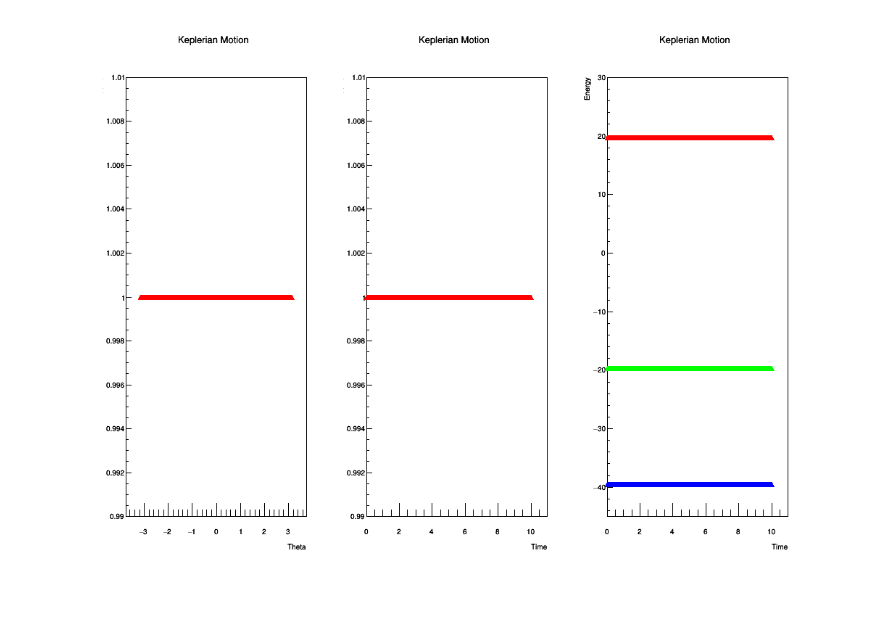
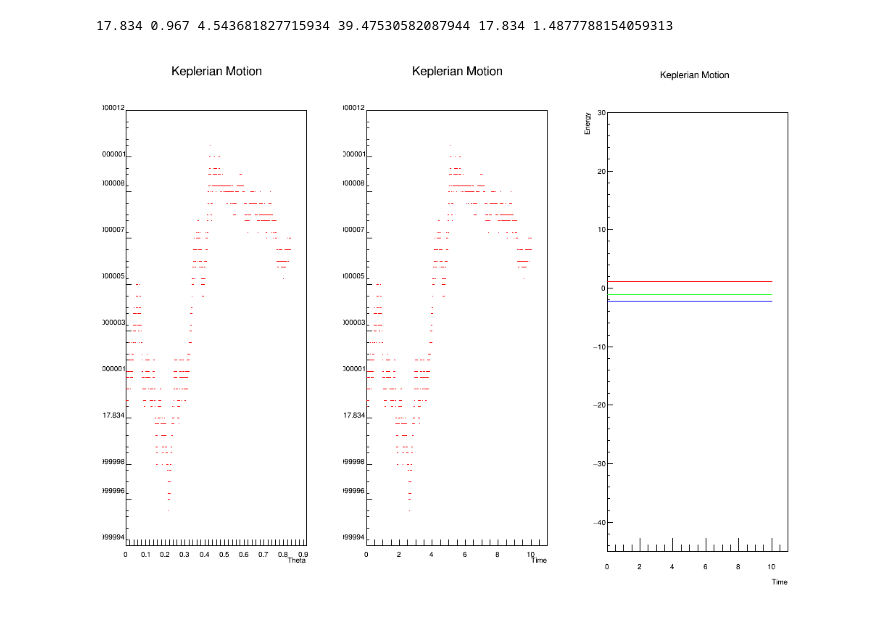
Before and after one commit to wutmeownow/phys441, a Jupyter notebook: nmfp/Cpp/graph_orbit_complete.ipynb, the cells around one changed output. Saved outputs shown, nothing was run; the diff lists cells and outputs as text; code cells hidden in the pictures.

```diff
--- a/nmfp/Cpp/graph_orbit_complete.ipynb
+++ b/nmfp/Cpp/graph_orbit_complete.ipynb
@@ -132,3 +118,40 @@ time = 0.0
+# %%
+# Circular Orbit of radius 1 for testing
+#
+#r0 = 1.0
+#v0 = 2.0*math.pi
+#
+# Earth - circular with zero eccentricity
+#
+#semi_major = 1.0
+#eccentricity = 0.0
+#
+# Halley's Comet
+#
+semi_major = 17.834
+eccentricity = 0.967
+
+nStep = 10000
+tau = 0.001
+method = 3
+
+# Everything below this point is calculated.
+semi_minor = semi_major*math.sqrt(1-eccentricity*eccentricity)
+GMSIUnits = 1.32712442099E+20
+SecondsInYear = 31556952
+AUnit = 149597870700
+GM = GMSIUnits/math.pow(AUnit,3)*math.pow(SecondsInYear,2)
+r0 = semi_major
+v0 = math.sqrt(GM/semi_major)
+print (semi_major,eccentricity,semi_minor,GM,r0,v0)
+
+param = array('d')
+param.append(GM)
+mass = 1.0
+adaptErr = 0.001
+time = 0.0
+# %% [output]
+17.834 0.967 4.543681827715934 39.47530582087944 17.834 1.4877788154059313
 # %%
 r = array('d')
 v = array('d')
@@ -215,40 +238,40 @@ grk = TGraph(nStep,tplot,potential)
 grp = TGraph(nStep,tplot,kinetic)
 grr.SetMarkerColor(2)
 grt.SetMarkerColor(2)
 gre.SetMarkerColor(3)
 grk.SetMarkerColor(4)
 grp.SetMarkerColor(2)
 
 c1.cd(1)
-grr.GetHistogram().SetMaximum(1.01)
-grr.GetHistogram().SetMinimum(0.99)
-grr.SetMarkerStyle(22)
+#grr.GetHistogram().SetMaximum(1.5)
+#grr.GetHistogram().SetMinimum(0.5)
+#grr.SetMarkerStyle(22)
 grr.SetTitle("Keplerian Motion")
 grr.GetXaxis().SetTitle("Theta")
 grr.GetYaxis().SetTitle("Radius")
 grr.Draw("AP")
 
 c1.cd(2)
-grt.GetHistogram().SetMaximum(1.01)
-grt.GetHistogram().SetMinimum(0.99)
-grt.SetMarkerStyle(22)
+#grt.GetHistogram().SetMaximum(1.0001)
+#grt.GetHistogram().SetMinimum(0.9999)
+#grt.SetMarkerStyle(22)
 grt.SetTitle("Keplerian Motion")
 grt.GetXaxis().SetTitle("Time")
 grt.GetYaxis().SetTitle("Radius")
 grt.Draw("AP")
 
 c1.cd(3)
 gre.GetHistogram().SetMaximum(30.0)
 gre.GetHistogram().SetMinimum(-45.0)
-gre.SetMarkerStyle(22)
-grk.SetMarkerStyle(22)
-grp.SetMarkerStyle(22)
+#gre.SetMarkerStyle(22)
+#grk.SetMarkerStyle(22)
+#grp.SetMarkerStyle(22)
 gre.SetTitle("Keplerian Motion")
 gre.GetXaxis().SetTitle("Time")
 gre.GetYaxis().SetTitle("Energy")
 gre.Draw("AP")
 grk.Draw("P")
 grp.Draw("P")
 c1.Draw()
 # %% [output]
-[figure, old version]
+[figure, new version]
```
Also changed, not shown: parts of 2 cells of this notebook, 5 other files.
